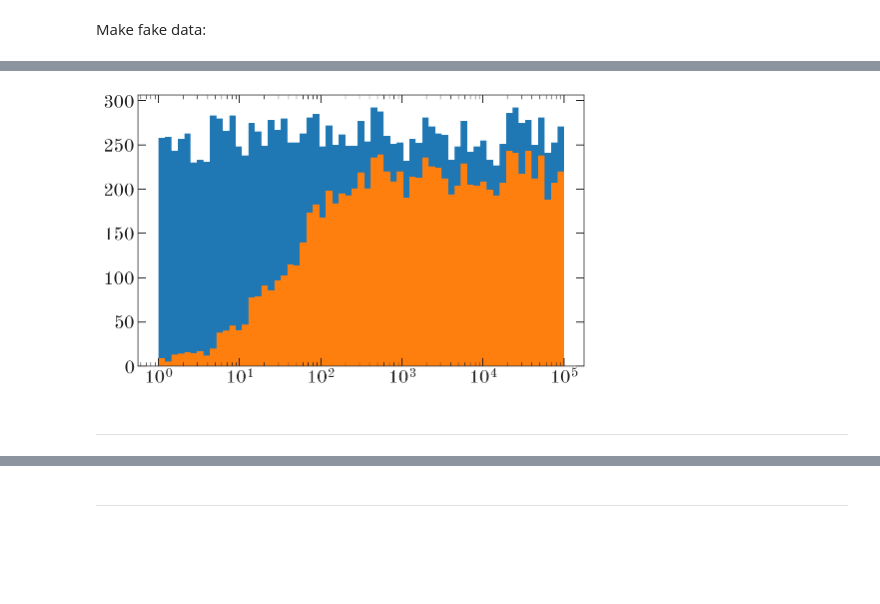
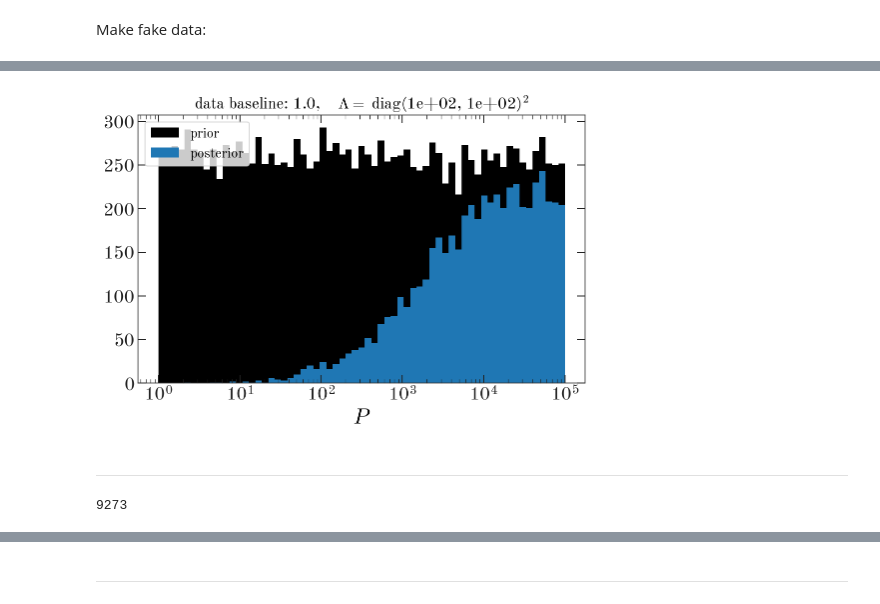
Before and after one commit to adrn/TheSimplestJoker, a Jupyter notebook: ConstCosSin-model.ipynb, the cells around one changed output, grey strips where cells are left out. Cells and saved outputs as stored; diff of their text form; code cells hidden in the pictures; blank space fills up the shorter version.

Commit message:
huh plots

```diff
--- a/ConstCosSin-model.ipynb
+++ b/ConstCosSin-model.ipynb
@@ -69,13 +67,12 @@ def get_aA_bB(M, y, C, mu, V):
     Cinv = np.linalg.inv(C)
     Vinv = np.linalg.inv(V)
 
-    A = C + M.dot(V).dot(M.T)
-    # Ainv = np.linalg.inv(A)
-    Binv = Vinv + M.T.dot(Cinv).dot(M)
-    B = np.linalg.inv(Binv)
+    B = C + M @ V @ M.T
+    b = M.dot(mu)
 
-    a = M.dot(mu)
-    b = B.dot(M.T.dot(Cinv).dot(y) + Vinv.dot(mu))
+    Ainv = Vinv + M.T @ Cinv @ M
+    A = np.linalg.inv(Ainv)
+    a = A.dot(Vinv @ mu + M.T @ Cinv @ y)
 
     return a, A, b, B
 # %%
@@ -102,3 +88,11 @@ plt.scatter(lls, lls_hogg)
+# %%
+samples = prior_samples.copy()
+samples['v0'] = linear_samples[:, 0] * data.rv.unit
+samples['K'] = linear_samples[:, 1] * data.rv.unit
+
+samples['M0'][samples['K'] < 0] += np.pi*u.rad
+samples['K'][samples['K'] < 0] = np.abs(samples['K'][samples['K'] < 0])
+samples.t0 = data._t0_bmjd
 # %%
 uu = np.random.uniform(size=nsamples)
 good_samples_mask = uu < np.exp(lls - lls.max())
@@ -108,0 +102,5 @@ good_samples_mask.sum()
+# %%
+_ = plot_rv_curves(samples[good_samples_mask][:256],
+                   data=data,
+                   t_grid=np.linspace(-1, 10, 1024))
+plt.ylim(-1, 1)
@@ -109,10 +110,24 @@ good_samples_mask.sum()
 # %%
-fig, ax = plt.subplots(1, 1, figsize=(8, 5))
-_, bins, *_ = ax.hist(P_samples, bins=np.geomspace(P_lim[0], P_lim[1], 64))
-ax.hist(P_samples[good_samples_mask], bins=bins)
+fig, ax = plt.subplots(1, 1, figsize=(7, 5))
+_, bins, *_ = ax.hist(prior_samples['P'].value,
+                      bins=np.geomspace(P_lim[0], P_lim[1], 64),
+                      label='prior')
+ax.hist(samples['P'].value[good_samples_mask], bins=bins, label='posterior')
 ax.set_xscale('log')
+
+baseline = np.ptp(data._t_bmjd)
+ax.set_title(r'data baseline: {:.1f},    $\Lambda =$ diag({:.0e}, {:.0e})$^2$'
+             .format(baseline, *np.sqrt(Vdiag)),
+             fontsize=16)
+ax.set_xlabel('$P$')
+ax.legend(loc='upper left', fontsize=14)
+
+fig.tight_layout()
+fig.savefig('baseline{:.1f}_V{}.png'
+            .format(baseline, '_'.join(['{:.0e}'.format(x) for x in np.sqrt(Vdiag)])),
+            dpi=250)
 # %% [output]
-[figure, old version]
+[figure, new version]
 # %% [markdown]
 ---
 # %%
@@ -121 +143,7 @@ from schwimmbad import SerialPool
+# %%
+joker_good_samples_mask = uu < np.exp(joker_lls - joker_lls.max())
+joker_samples = prior_samples[joker_good_samples_mask]
+len(joker_samples)
+# %% [output]
+9273
 # %%
```
Also changed, not shown: parts of 21 cells of this notebook.
